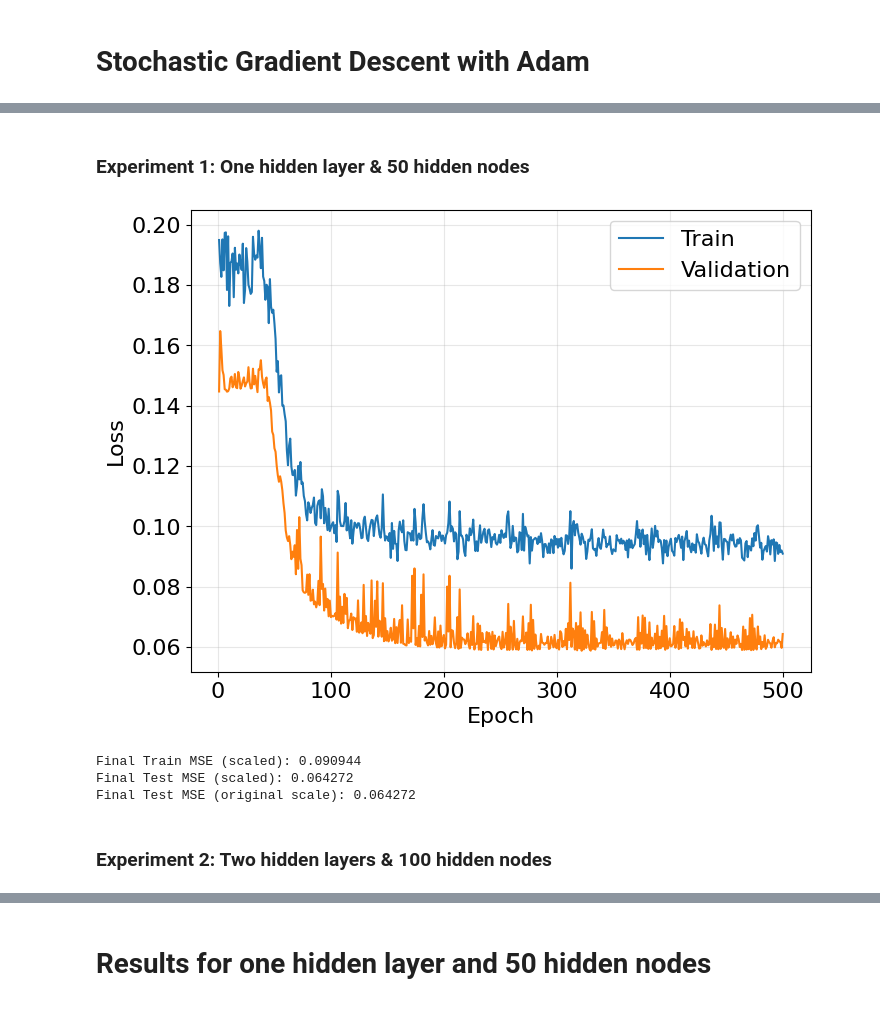
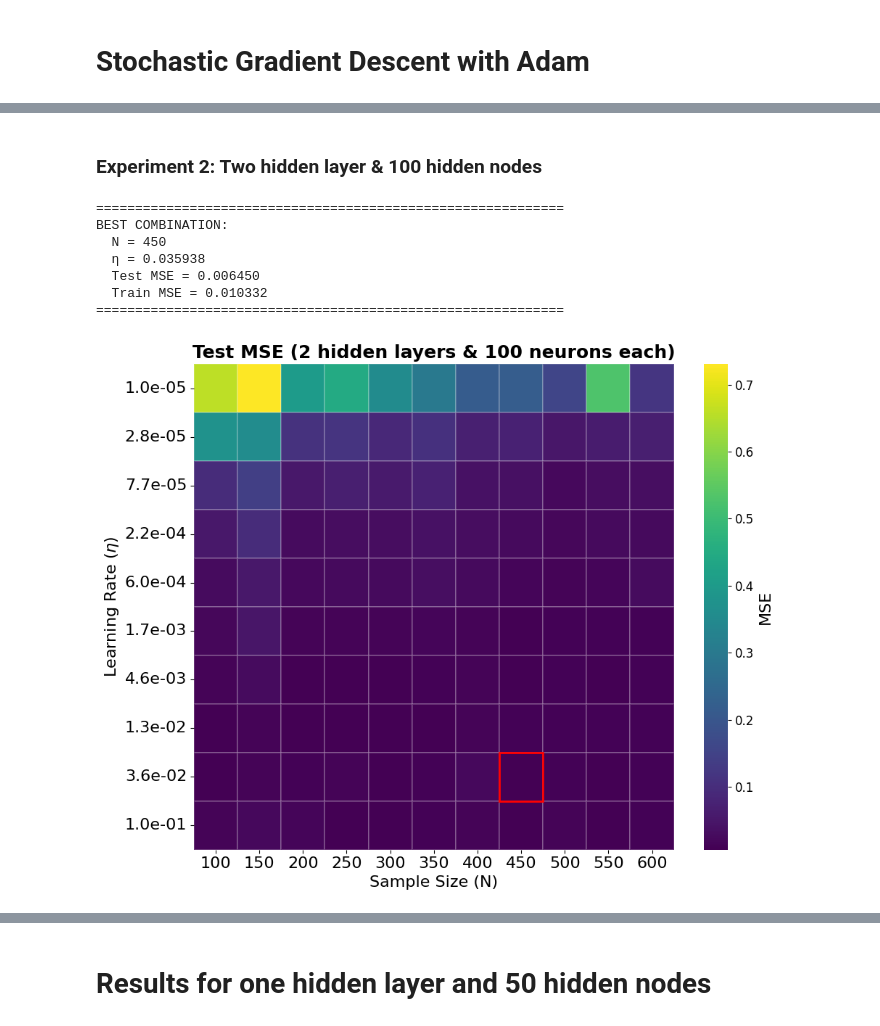
Before and after one commit to livelstorborg/FYS-STK4155, a Jupyter notebook: project2/code/notebooks/part_b.ipynb, the cells around one changed output, grey strips where cells are left out. Cells and saved outputs as stored; diff of their text form; code cells hidden in the pictures.

```diff
--- a/project2/code/notebooks/part_b.ipynb
+++ b/project2/code/notebooks/part_b.ipynb
@@ -73,10 +61,12 @@ activations_2 = [Sigmoid(), Sigmoid(), Linear()]
 
 EPOCHS = 500
 BATCH_SIZE = 32
+TEST_SIZE=0.2
 LOSS = MSE()
 NETWORK_INPUT_SIZE = 1
 
-ETA_VALS = np.logspace(-5, -1, 5)
+ETA_VALS = np.logspace(-5, -1, 10)
+N_VALS = [100, 150, 200, 250, 300, 350, 400, 450, 500, 550, 600]
 # %% [markdown]
 # Full batch Gradient Descent
 # %% [markdown]
@@ -442,58 +505,22 @@ Experiment 2: Best η: 0.010000, Best Test MSE: 0.057177
 # %% [markdown]
-### Experiment 1: One hidden layer & 50 hidden nodes
+### Experiment 2: Two hidden layer & 100 hidden nodes
 # %%
-nn_adam_1 = NeuralNetwork(
-    network_input_size=NETWORK_INPUT_SIZE,
-    layer_output_sizes=layer_sizes_1,
-    activations=activations_1,
-    loss=LOSS,
-    seed=SEED
+test_mse_adam_2, train_mse_adam_2, best_eta_adam_2, best_N_adam_2 = find_best_N_eta(
+    N_VALS, ETA_VALS, layer_sizes_1, activations_1,
+    optimizer_type='adam', epochs=500, batch_size=32
 )
 
-
-history = train(
-            nn=nn_adam_1,
-            X_train=X_train_s,
-            y_train=y_train_s,
-            X_val=X_test_s,
-            y_val=y_test_s,
-            optimizer=Adam(eta=best_eta_adam_1),
-            epochs=EPOCHS,
-            batch_size=32,
-            stochastic=True,
-            task='regression',
-            early_stopping=False,
-            patience=10,
-            verbose=False,
-            seed=SEED
-        )
-
-
-train_loss = history['train_loss']
-val_loss = history['val_loss']
-
-
-plot_learning_curves(train_loss, val_loss)
-
-print(f"Final Train MSE (scaled): {train_loss[-1]:.6f}")
-print(f"Final Test MSE (scaled): {val_loss[-1]:.6f}")
-
-# These predictions are SCALED (not original)
-y_train_pred_scaled = nn_adam_1.predict(X_train_s)  # Network outputs scaled predictions
-y_test_pred_scaled = nn_adam_1.predict(X_test_s)    # Network outputs scaled predictions
-
-# NOW we transform to original scale
-y_train_pred = inverse_scale_y(y_train_pred_scaled, y_mean)  # NOW it's original
-y_test_pred = inverse_scale_y(y_test_pred_scaled, y_mean)    # NOW it's original
-
-# THESE are on original scale
-train_mse_original = mse(y_train_nn, y_train_pred)  # Original scale MSE
-test_mse_original = mse(y_test_nn, y_test_pred)     # Original scale MSE
-print(f"Final Test MSE (original scale): {test_mse_original:.6f}")
+# Plot test MSE heatmap
+N_eta_heatmap(test_mse_adam_2, N_VALS, ETA_VALS,
+              metric_name='MSE', dataset='Test', title='2 hidden layers & 100 neurons each')
+plt.savefig('figs/N_eta_adam_heatmap_exp2.pdf', bbox_inches='tight', dpi=300)
+plt.show()
 # %% [output]
+============================================================
+BEST COMBINATION:
+  N = 450
+  η = 0.035938
+  Test MSE = 0.006450
+  Train MSE = 0.010332
+============================================================
-[figure, old version]
+[figure, new version]
-Final Train MSE (scaled): 0.090944
-Final Test MSE (scaled): 0.064272
-Final Test MSE (original scale): 0.064272
-# %% [markdown]
-### Experiment 2: Two hidden layers & 100 hidden nodes
```
Also changed, not shown: parts of 38 cells of this notebook, 19 other files.
